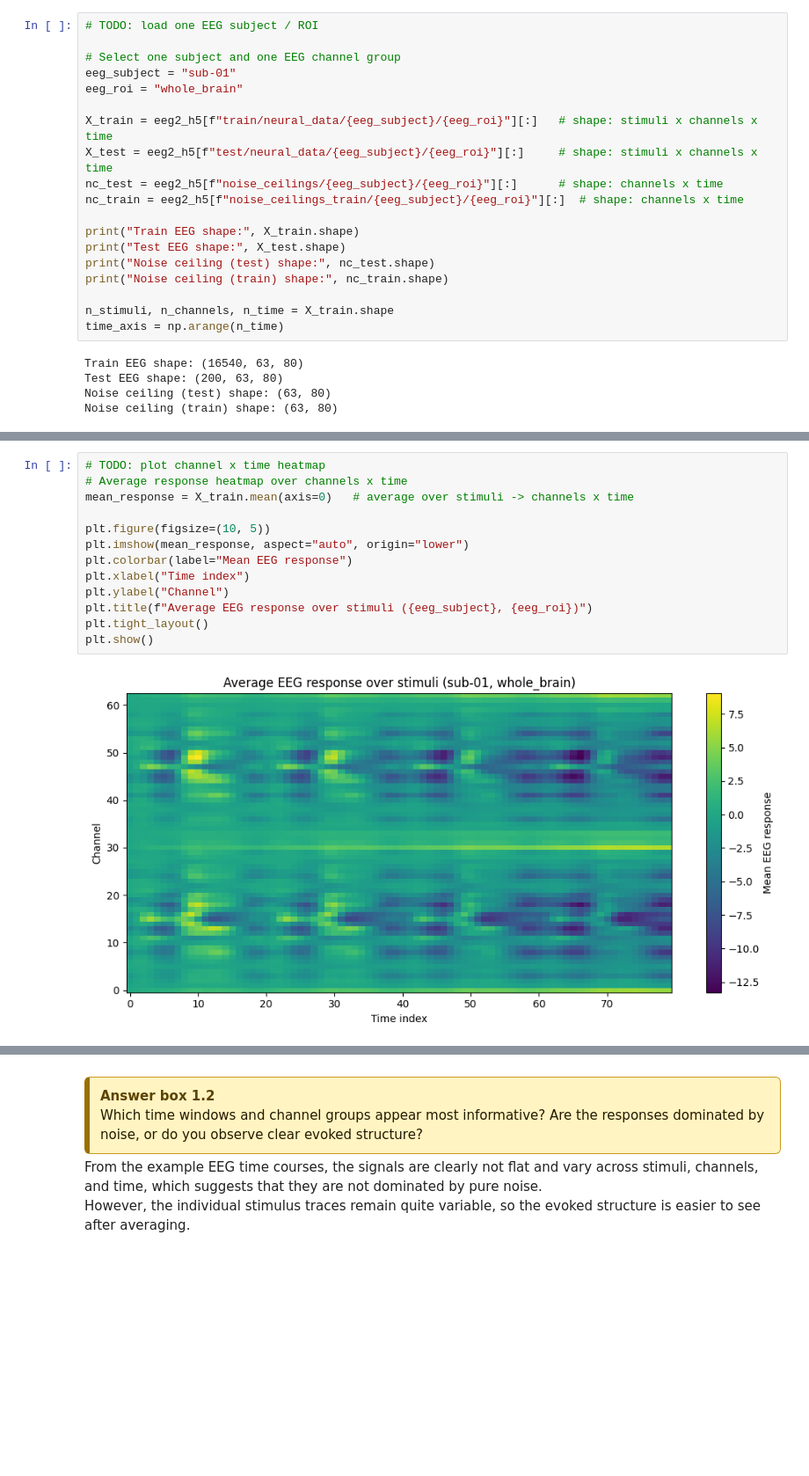
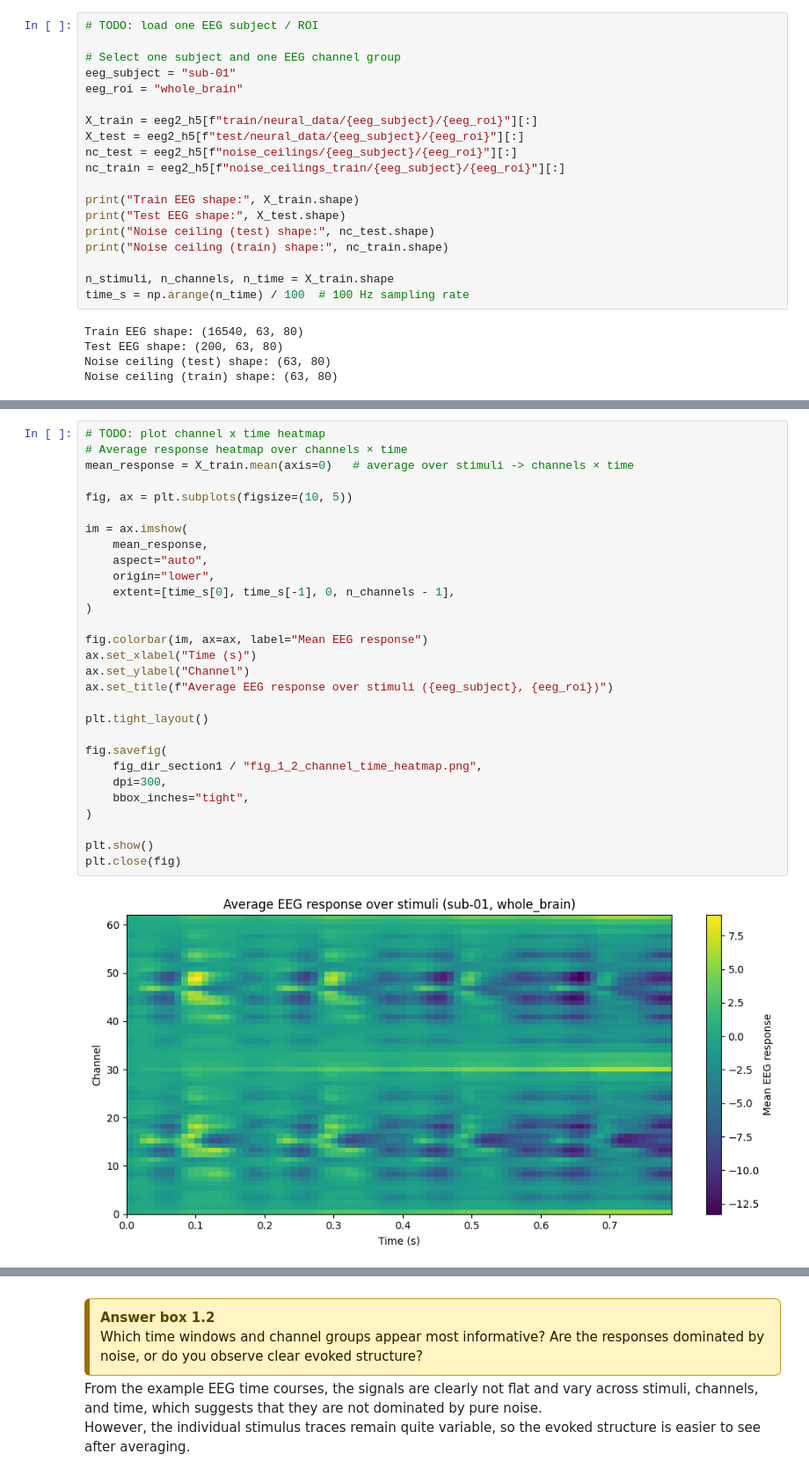
Before and after one commit to Shakikii/Brain-like_Project, a Jupyter notebook: nx414_Clara.ipynb, the cells around one changed output, grey strips where cells are left out. Shown at 88% size. Cells and saved outputs as stored; diff of their text form; blank space fills up the shorter version.

```diff
--- a/nx414_Clara.ipynb
+++ b/nx414_Clara.ipynb
@@ -981,10 +1102,10 @@ You must include all of the following:
 eeg_subject = "sub-01"
 eeg_roi = "whole_brain"
 
-X_train = eeg2_h5[f"train/neural_data/{eeg_subject}/{eeg_roi}"][:]   # shape: stimuli x channels x time
-X_test = eeg2_h5[f"test/neural_data/{eeg_subject}/{eeg_roi}"][:]     # shape: stimuli x channels x time
-nc_test = eeg2_h5[f"noise_ceilings/{eeg_subject}/{eeg_roi}"][:]      # shape: channels x time
-nc_train = eeg2_h5[f"noise_ceilings_train/{eeg_subject}/{eeg_roi}"][:]  # shape: channels x time
+X_train = eeg2_h5[f"train/neural_data/{eeg_subject}/{eeg_roi}"][:]
+X_test = eeg2_h5[f"test/neural_data/{eeg_subject}/{eeg_roi}"][:]
+nc_test = eeg2_h5[f"noise_ceilings/{eeg_subject}/{eeg_roi}"][:]
+nc_train = eeg2_h5[f"noise_ceilings_train/{eeg_subject}/{eeg_roi}"][:]
 
 print("Train EEG shape:", X_train.shape)
 print("Test EEG shape:", X_test.shape)
@@ -992,7 +1113,7 @@ print("Noise ceiling (test) shape:", nc_test.shape)
 print("Noise ceiling (train) shape:", nc_train.shape)
 
 n_stimuli, n_channels, n_time = X_train.shape
-time_axis = np.arange(n_time)
+time_s = np.arange(n_time) / 100  # 100 Hz sampling rate
 # %% [output]
 Train EEG shape: (16540, 63, 80)
 Test EEG shape: (200, 63, 80)
@@ -1026,17 +1156,33 @@ plt.show()
 # %%
 # TODO: plot channel x time heatmap
-# Average response heatmap over channels x time
-mean_response = X_train.mean(axis=0)   # average over stimuli -> channels x time
+# Average response heatmap over channels × time
+mean_response = X_train.mean(axis=0)   # average over stimuli -> channels × time
 
-plt.figure(figsize=(10, 5))
-plt.imshow(mean_response, aspect="auto", origin="lower")
-plt.colorbar(label="Mean EEG response")
-plt.xlabel("Time index")
-plt.ylabel("Channel")
-plt.title(f"Average EEG response over stimuli ({eeg_subject}, {eeg_roi})")
+fig, ax = plt.subplots(figsize=(10, 5))
+
+im = ax.imshow(
+    mean_response,
+    aspect="auto",
+    origin="lower",
+    extent=[time_s[0], time_s[-1], 0, n_channels - 1],
+)
+
+fig.colorbar(im, ax=ax, label="Mean EEG response")
+ax.set_xlabel("Time (s)")
+ax.set_ylabel("Channel")
+ax.set_title(f"Average EEG response over stimuli ({eeg_subject}, {eeg_roi})")
+
 plt.tight_layout()
+
+fig.savefig(
+    fig_dir_section1 / "fig_1_2_channel_time_heatmap.png",
+    dpi=300,
+    bbox_inches="tight",
+)
+
 plt.show()
+plt.close(fig)
 # %% [output]
-[figure, old version]
+[figure, new version]
 # %%
 # TODO: visualize provided EEG noise ceilings
```
Also changed, not shown: parts of 10 cells of this notebook, 21 other files.
